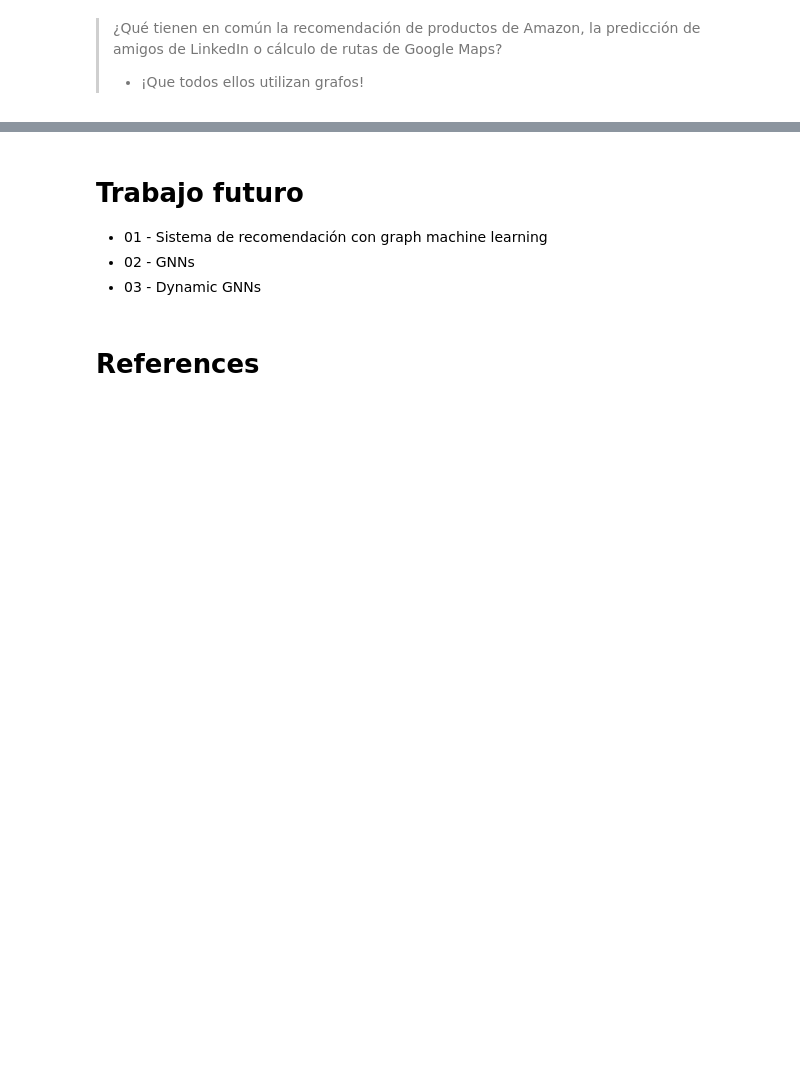
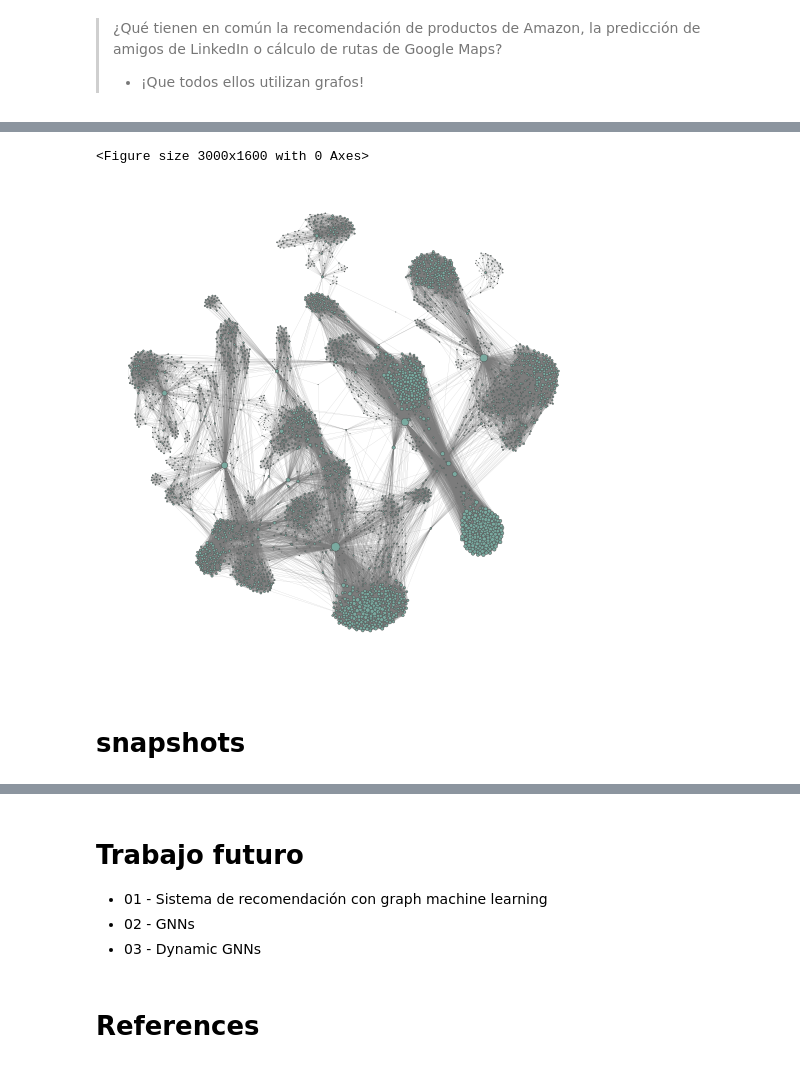
Before and after one commit to FernandoCarazoMelo/network-science, a Jupyter notebook: notebooks/02_FC_facebook_case_study.ipynb, the cells around one changed output, grey strips where cells are left out. Cells and saved outputs as stored; diff of their text form; code cells hidden in the pictures; blank space fills up the shorter version.

```diff
--- a/notebooks/02_FC_facebook_case_study.ipynb
+++ b/notebooks/02_FC_facebook_case_study.ipynb
@@ -804,3 +209,13 @@ nf.visualize(G_fb)
+# %%
+plt.figure(figsize=(30,16))
+nf.tools.add_node_label(ax, stylized_network, 698, label='this node')
+fig, ax = nf.draw_netwulf(stylized_network)
+plt.show()
+# %% [output]
+<Figure size 3000x1600 with 0 Axes>
+[figure, added]
+# %% [markdown]
+# snapshots
 # %% [markdown]
 ![](../docs/img/netwulf/01_fb.png)
 # %% [markdown]
```
Also changed, not shown: parts of 125 cells of this notebook, 2 other files.
